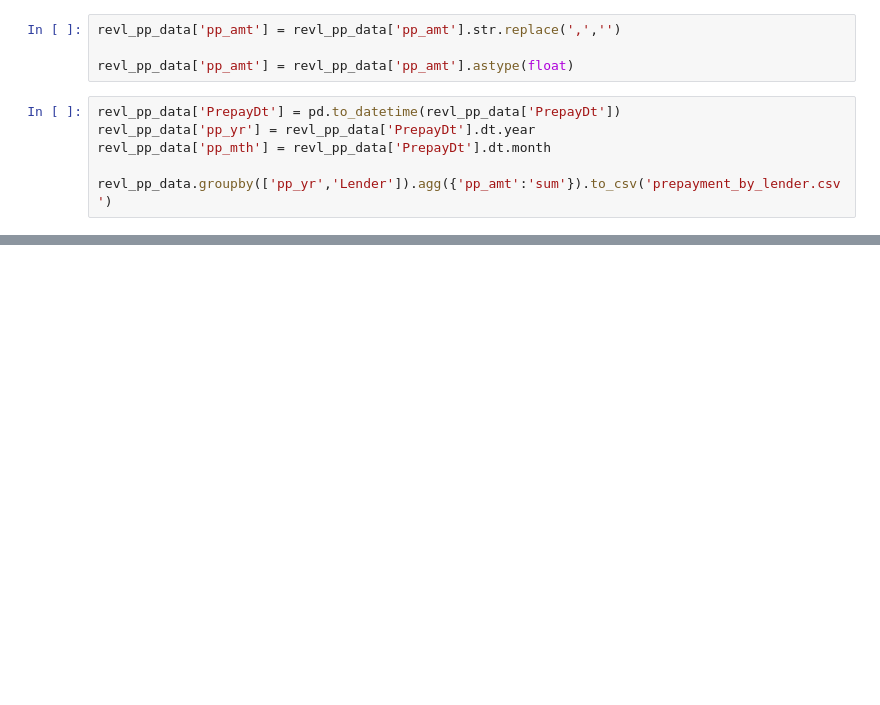
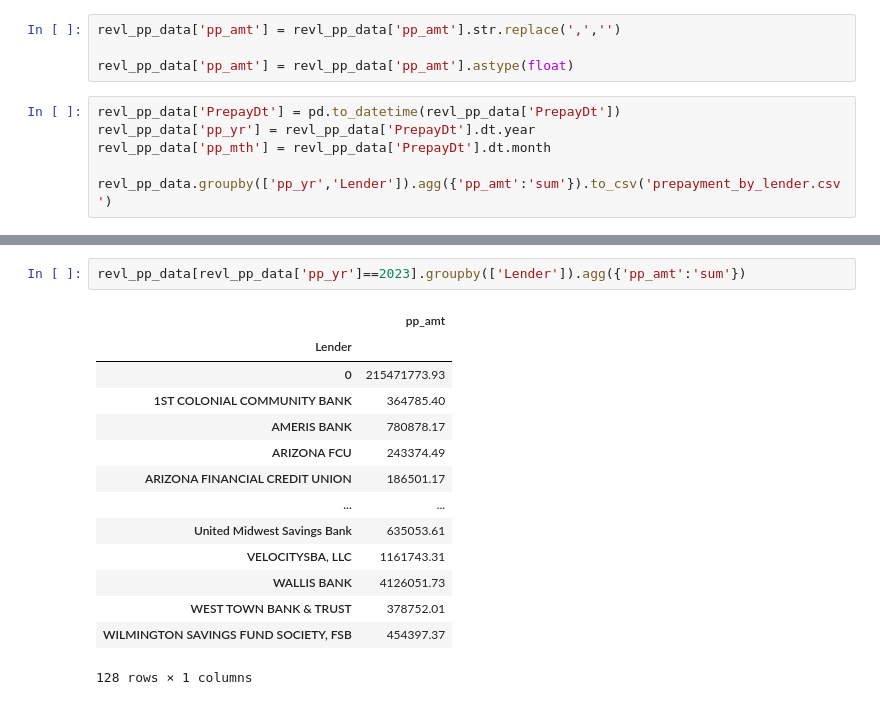
Before and after one commit to laramiedunlap/workstation_transfers, a Jupyter notebook: cpr_overtime/CPR_overtime.ipynb, the cells around one changed output, grey strips where cells are left out. Drawn from its saved outputs; the diff is of its cells as text; blank space fills up the shorter version.

```diff
--- a/cpr_overtime/CPR_overtime.ipynb
+++ b/cpr_overtime/CPR_overtime.ipynb
@@ -484,3 +489,20 @@ Index(['Deal', 'vol_invol', 'Borrower', 'Lender', 'City', 'State',
        'Strip Rate', 'Term', 'Note Date', 'Note Maturity', 'Note_Yr', 'pp_yr',
        'pp_mth'],
       dtype='object')
+# %%
+revl_pp_data[revl_pp_data['pp_yr']==2023].groupby(['Lender']).agg({'pp_amt':'sum'})
+# %% [output]
+|  | pp_amt |
+| Lender |  |
+| 0 | 215471773.93 |
+| 1ST COLONIAL COMMUNITY BANK | 364785.40 |
+| AMERIS BANK | 780878.17 |
+| ARIZONA FCU | 243374.49 |
+| ARIZONA FINANCIAL CREDIT UNION | 186501.17 |
+| ... | ... |
+| United Midwest Savings Bank | 635053.61 |
+| VELOCITYSBA, LLC | 1161743.31 |
+| WALLIS BANK | 4126051.73 |
+| WEST TOWN BANK & TRUST | 378752.01 |
+| WILMINGTON SAVINGS FUND SOCIETY, FSB | 454397.37 |
+128 rows × 1 columns
```
Also changed, not shown: parts of 14 cells of this notebook, 3 other files.
